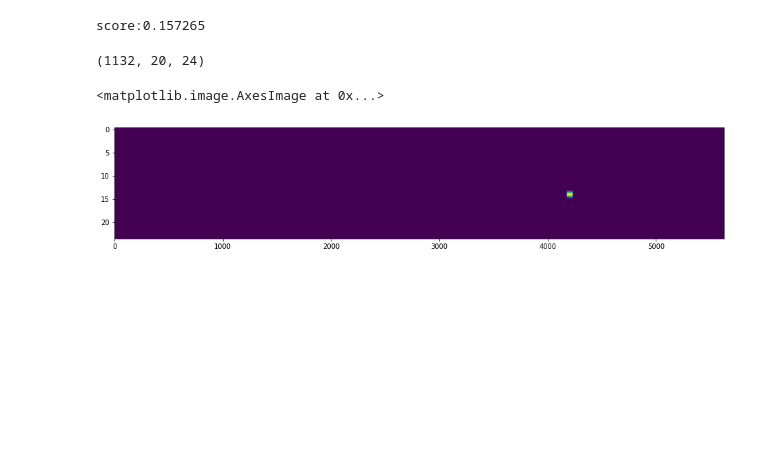
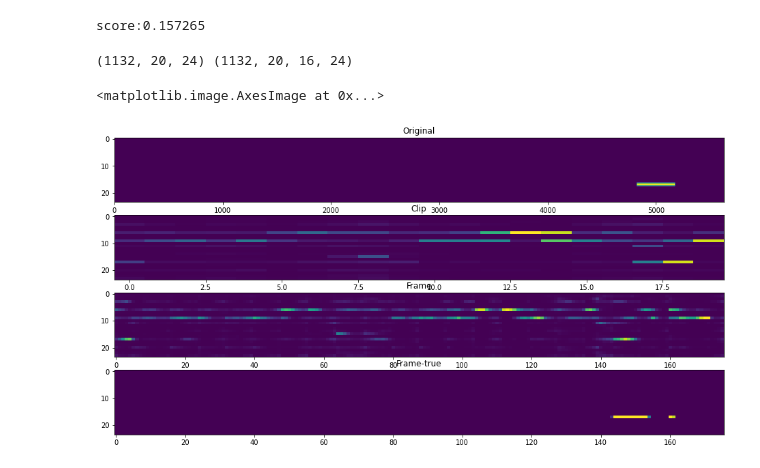
Before and after one commit to ibkuroyagi/Rainforest-Connection-Species-Audio-Detection, a Jupyter notebook: working/EDA.ipynb, the cells around one changed output. Saved outputs shown, nothing was run; the diff lists cells and outputs as text; code cells hidden in the pictures; blank space fills up the shorter version.

```diff
--- a/working/EDA.ipynb
+++ b/working/EDA.ipynb
@@ -344,19 +346,33 @@ score:0.157265
 # %%
 ground_truth = pd.read_csv("../input/rfcx-species-audio-detection/ground_truth.csv")
 oof_path = "exp/wave/Cnn14_DecisionLevelAtt/v002-clip065/best_score/oof.h5"
-y_clips = read_hdf5(oof_path, "y_clip")
+y_clip = read_hdf5(oof_path, "y_clip")
+y_frame = read_hdf5(oof_path, "y_frame")
+print(y_clip.shape, y_frame.shape)
+# %% [output]
+(1132, 20, 24) (1132, 20, 16, 24)
-# %%
-y_clips.shape
-# %% [output]
-(1132, 20, 24)
 # %%
-idx = 0
+idx = 3
 recording_id = ground_truth.loc[idx, "recording_id"]
 dump_path = f"dump/wave/train/{recording_id}.h5"
 idx_matrix = read_hdf5(dump_path, "matrix_tp")
+ground_truth_frame = get_down_sample_matrix(idx_matrix, l_target=16, max_frames=512, n_eval_split=20)
+concat_y_frame = get_concat_down_frame(y_frame[idx], l_original=5626, max_frames=512)
+concat_ground_truth = get_concat_down_frame(ground_truth_frame, l_original=5626, max_frames=512)
-# %%
-plt.figure(figsize=(16, 3))
-plt.imshow(idx_matrix.T, aspect="auto")
-# %% [output]
-<matplotlib.image.AxesImage at 0x...>
-[figure, removed]
+# %%
+plt.figure(figsize=(16, 8))
+plt.subplot(4, 1, 1)
+plt.title("Original")
+plt.imshow(idx_matrix.T, aspect="auto")
+plt.subplot(4, 1, 2)
+plt.title("Clip")
+plt.imshow(y_clip[idx].T, aspect="auto")
+plt.subplot(4, 1, 3)
+plt.title("Frame")
+plt.imshow(concat_y_frame.T, aspect="auto")
+plt.subplot(4, 1, 4)
+plt.title("Frame-true")
+plt.imshow(concat_ground_truth.T, aspect="auto")
+# %% [output]
+<matplotlib.image.AxesImage at 0x...>
+[figure, added]
```
Also changed, not shown: parts of 1 cell of this notebook, 2 other files.
